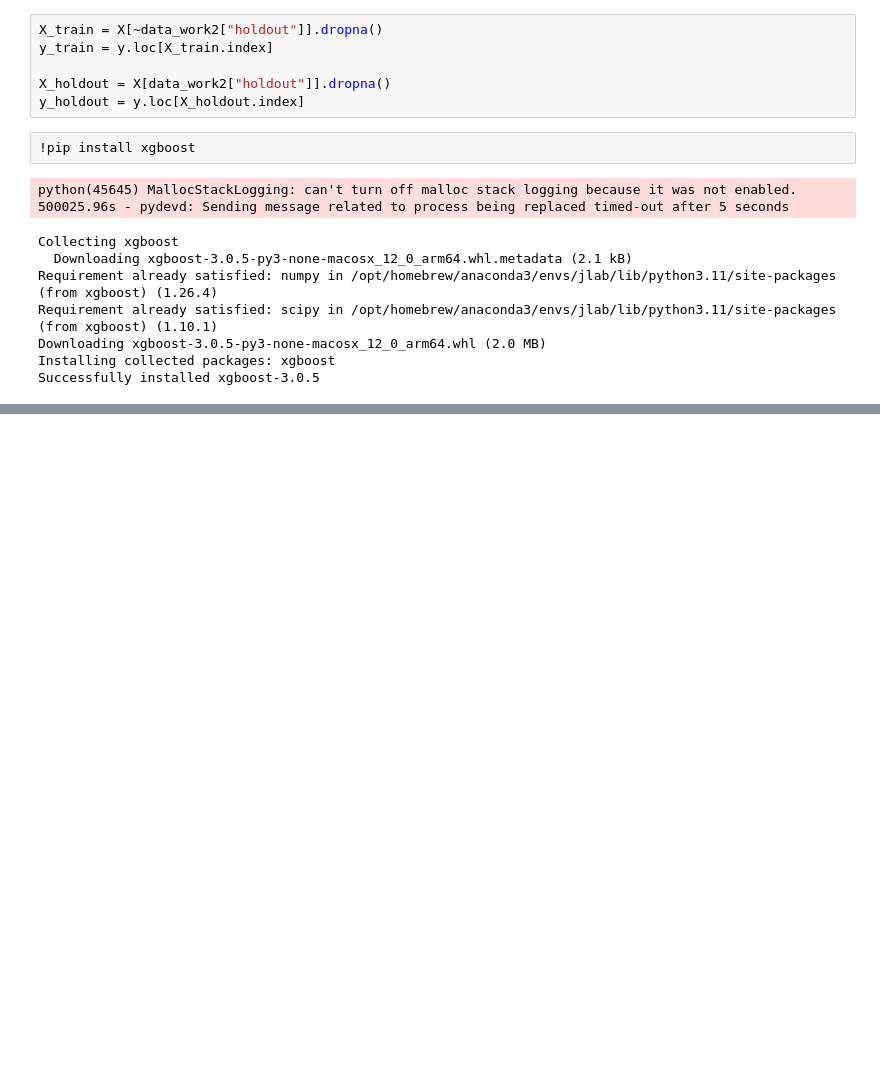
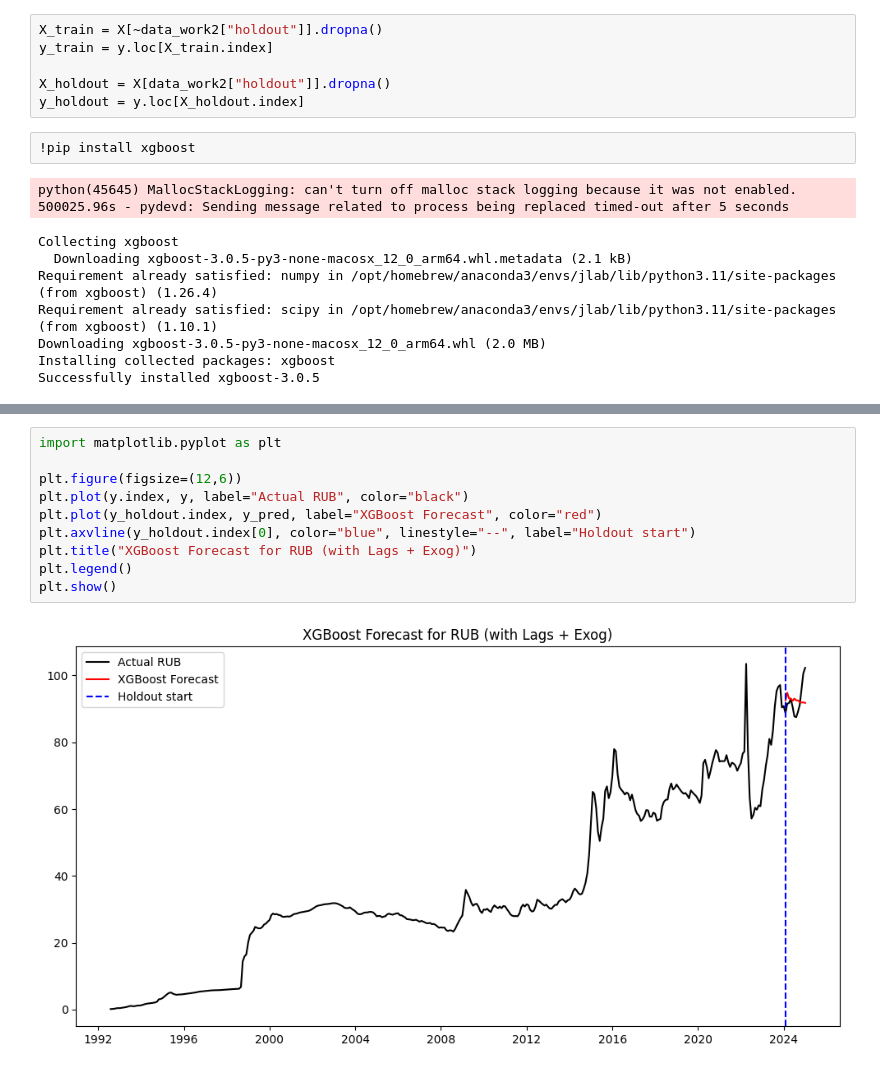
Before and after one commit to ZlataSparrow/Ruble_Volatility_Prediction, a Jupyter notebook: notebook/Time Series - Inserted.ipynb, the cells around one changed output, grey strips where cells are left out. Cells and saved outputs as stored; diff of their text form; blank space fills up the shorter version.

```diff
--- a/notebook/Time Series - Inserted.ipynb
+++ b/notebook/Time Series - Inserted.ipynb
@@ -1357,0 +1348,12 @@ Likely causes:
+# %%
+import matplotlib.pyplot as plt
+
+plt.figure(figsize=(12,6))
+plt.plot(y.index, y, label="Actual RUB", color="black")
+plt.plot(y_holdout.index, y_pred, label="XGBoost Forecast", color="red")
+plt.axvline(y_holdout.index[0], color="blue", linestyle="--", label="Holdout start")
+plt.title("XGBoost Forecast for RUB (with Lags + Exog)")
+plt.legend()
+plt.show()
+# %% [output]
+[figure, added]
```
Also changed, not shown: parts of 3 cells of this notebook, 1 other file.
